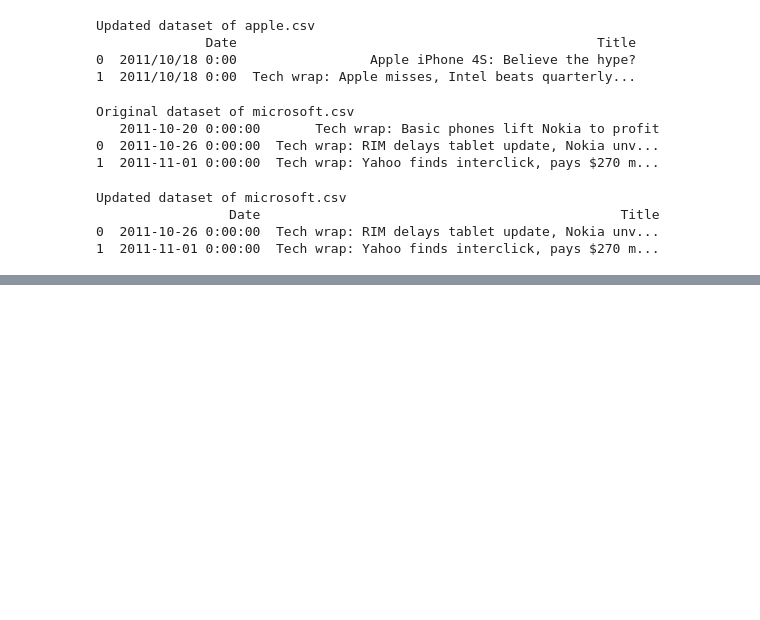
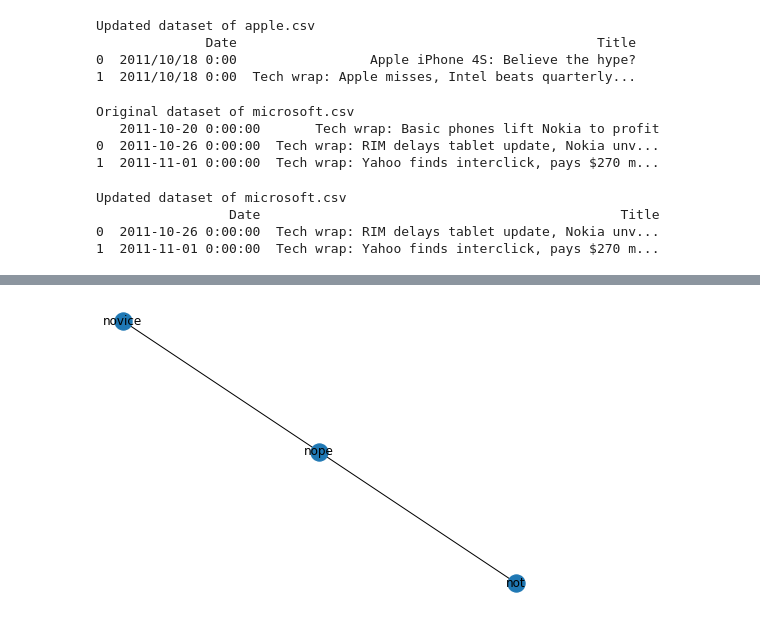
Before and after one commit to Le-Triumvirat/CADS-Internship, a Jupyter notebook: Anomaly_detection_in_financial_services_using_knowledge_graphs_and_machine_learning.ipynb, the cells around one changed output, grey strips where cells are left out. Drawn from its saved outputs; the diff is of its cells as text; code cells hidden in the pictures; blank space fills up the shorter version.

```diff
--- a/Anomaly_detection_in_financial_services_using_knowledge_graphs_and_machine_learning.ipynb
+++ b/Anomaly_detection_in_financial_services_using_knowledge_graphs_and_machine_learning.ipynb
@@ -503,0 +561,9 @@ samsung.csv
+# %%
+# G.add_edges_from([('nope',2)])
+G.add_nodes_from([('nope')])
+G.add_edges_from([('nope','not')])
+G.add_edges_from([('nope','novice')])
+pos = nx.kamada_kawai_layout(G)
+nx.draw(G, with_labels=True)
+# %% [output]
+[figure, added]
```
Also changed, not shown: parts of 17 cells of this notebook, 6 other files.
